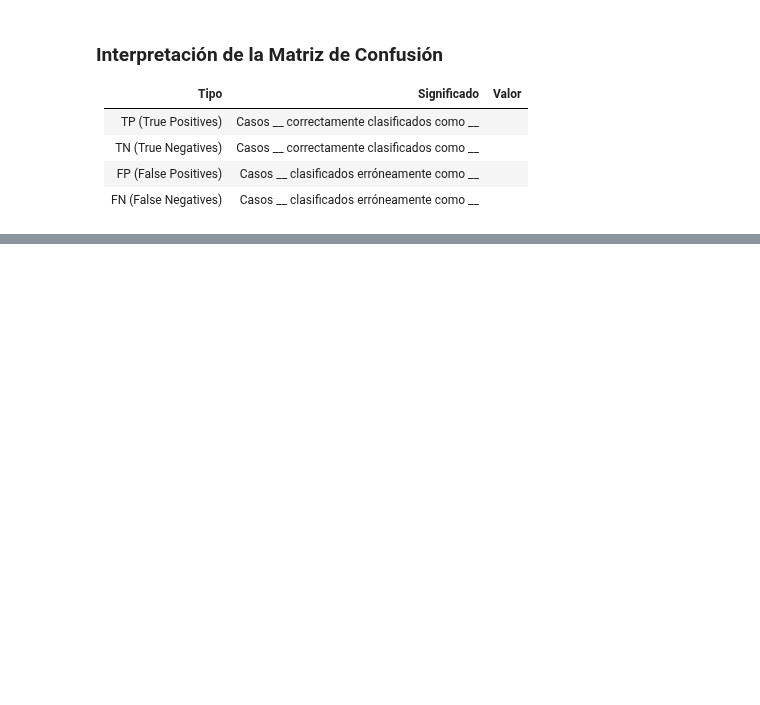
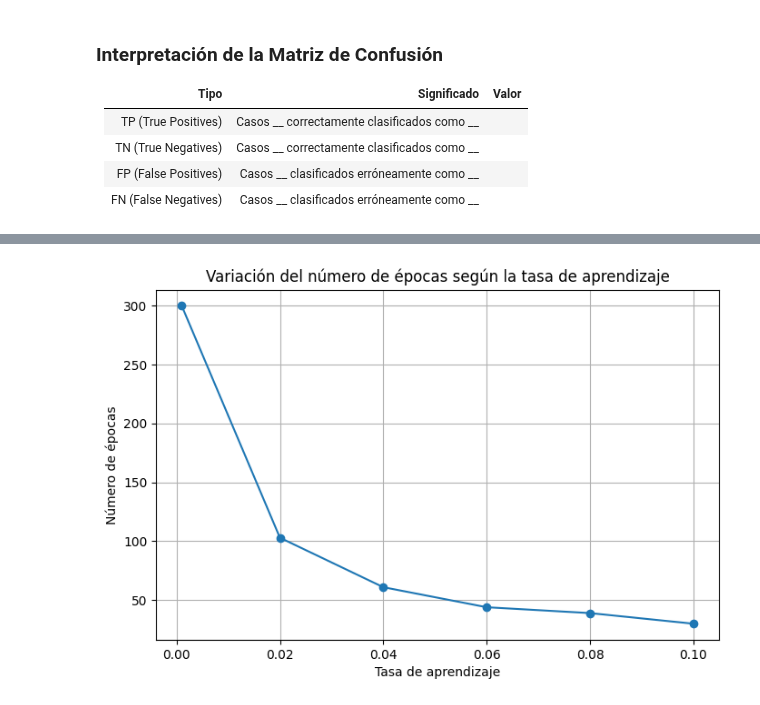
Before and after one commit to JavierPeraltaAzagra/Big-Data-e-IA, a Jupyter notebook: Sistemas de aprendizaje automático/RA4/perceptron.ipynb, the cells around one changed output, grey strips where cells are left out. Drawn from its saved outputs; the diff is of its cells as text; code cells hidden in the pictures; blank space fills up the shorter version.

Commit message:
perceptron

```diff
--- a/Sistemas de aprendizaje automático/RA4/perceptron.ipynb
+++ b/Sistemas de aprendizaje automático/RA4/perceptron.ipynb
@@ -1861,6 +1857,7 @@ def entrenar_perceptron(X, y, epocas=100, learning_rate=0.1):
             w1 = w1 + learning_rate * error * x1 # Actualización de peso w1
             w2 = w2 + learning_rate * error * x2 # Actualización de peso w2
             b = b + learning_rate * error        # Actualización del bias b
+            k = k + 1
 
         # Resumen por época
         print(f"Época {epoca:03d} | Errores: {errores_en_epoca}")
@@ -1880,3 +1877,94 @@ def entrenar_perceptron(X, y, epocas=100, learning_rate=0.1):
 # Construye una tabla tasa de aprendizaje - epocas
 # Utiliza la función plot(..) para dibujar la gráfica, con el número de épocas en el eje Y
 # y las diferestes tasas de aprendizaje en el eje x. Escribe título de la gráfica, etiqueta para el eje x y etiqueta para el eje y.
+def entrenar_perceptron(X, y, epocas=100, learning_rate=0.1):
+    # Entrena el perceptrón con:
+    # X: lista de ejemplos (puntos) (cada ejemplo es una lista de características)
+    # y: lista de etiquetas reales (0 o 1)
+    # epocas: máximo de pasadas por el dataset
+    # learning_rate: tamaño del paso de actualización (alpha)
+
+
+    m = len(X) # Número de puntos en la tabla (filas de X)
+    n = len(X[0]) # Número de características, en este caso x1 y x2 son dos características por cada línea de X
+
+    print("Filas:", m)
+    print("Columnas:", n)
+
+
+    # Inicialización aleatoria de w y b (valores pequeños).  Pesos iniciales
+    w1 = random.uniform(-0.5, 0.5)
+    w2 = random.uniform(-0.5, 0.5)
+    b = random.uniform(-0.5, 0.5)
+
+    print("Pesos iniciales w:", w1, w2)
+    print("Bias inicial b:", b)
+    print("-" * 50)
+
+    # Entrenamiento por épocas
+    # ------------------------------------------------------------
+    epoca = 0
+    while epoca < epocas:
+        errores_en_epoca = 0  # Contador de ejemplos mal clasificados en esta época
+
+        # Recorremos los ejemplos (puntos-líneas de la tabla)
+        k = 0
+        while k < m:
+            x1 = X[k][0]    # primer valor de la fila k de la columna 0 (la columna de los x1)
+            x2 = X[k][1]    # segundo valor de la fila k de la columna 0 (la columna de los x1)
+            y_real = y[k]   # Etiqueta real del ejemplo k
+
+            y_pred = predecir(x1, x2, w1, w2, b) # Predicción actual (en esta época)
+
+            error = y_real - y_pred              # Error (y real - y predicha)
+
+            # Contamos si hubo error
+            if error != 0:
+                errores_en_epoca = errores_en_epoca + 1
+
+            # Actualización de pesos
+            w1 = w1 + learning_rate * error * x1 # Actualización de peso w1
+            w2 = w2 + learning_rate * error * x2 # Actualización de peso w2
+            b = b + learning_rate * error        # Actualización del bias b
+            k = k + 1
+
+        # Resumen por época
+        print(f"Época {epoca:03d} | Errores: {errores_en_epoca}")
+
+        # Criterio de parada
+        if errores_en_epoca == 0:
+            epocas_necesarias = epoca + 1
+            return w1, w2, b, epocas_necesarias
+
+        epoca = epoca + 1
+
+    # Si no converge antes, devolvemos el máximo configurado
+    return w1, w2, b, epocas
+
+# Tasas de aprendizaje
+tasas_aprendizaje = [0.1, 0.08, 0.06, 0.04, 0.02, 0.001]
+epocas_por_tasa = []
+
+# Comparamos tasas manteniendo la misma semilla inicial
+for tasa in tasas_aprendizaje:
+    random.seed(42)
+    _, _, _, epocas_necesarias = entrenar_perceptron(
+        X_train, y_train, epocas=300, learning_rate=tasa
+    )
+    epocas_por_tasa.append(epocas_necesarias)
+
+# Tabla tasa de aprendizaje - épocas
+print("Tabla: tasa de aprendizaje - épocas")
+print("Tasa\tÉpocas")
+for tasa, ep in zip(tasas_aprendizaje, epocas_por_tasa):
+    print(f"{tasa}\t{ep}")
+
+# Gráfica con plot(..): Y=épocas, X=tasas
+plt.figure(figsize=(8, 5))
+plt.plot(tasas_aprendizaje, epocas_por_tasa, marker="o", linestyle="-")
+plt.title("Variación del número de épocas según la tasa de aprendizaje")
+plt.xlabel("Tasa de aprendizaje")
+plt.ylabel("Número de épocas")
+plt.grid(True)
+plt.show()
+# %% [output]
@@ -1883,3 +1988,4 @@ def entrenar_perceptron(X, y, epocas=100, learning_rate=0.1):
+[figure, added]
 # %%
 # Actividad 4
 # Utiliza la tabla anterior y, mediante la función plot(..), dibuja una gráfica, con el número de épocas en el eje Y
```
Also changed, not shown: parts of 7 cells of this notebook, 1 other file.
